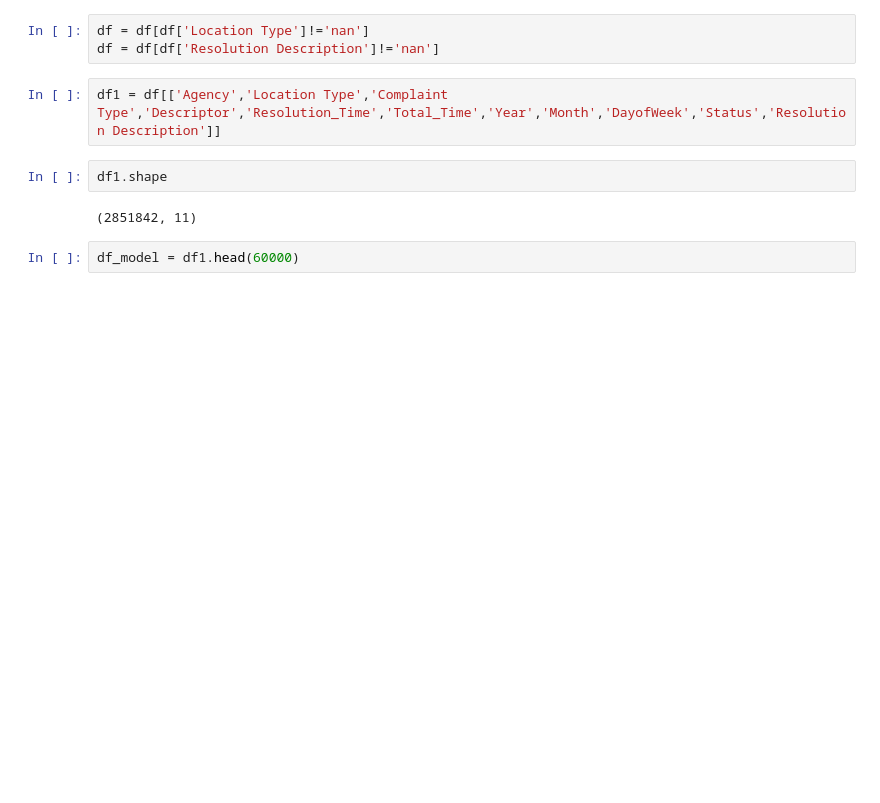
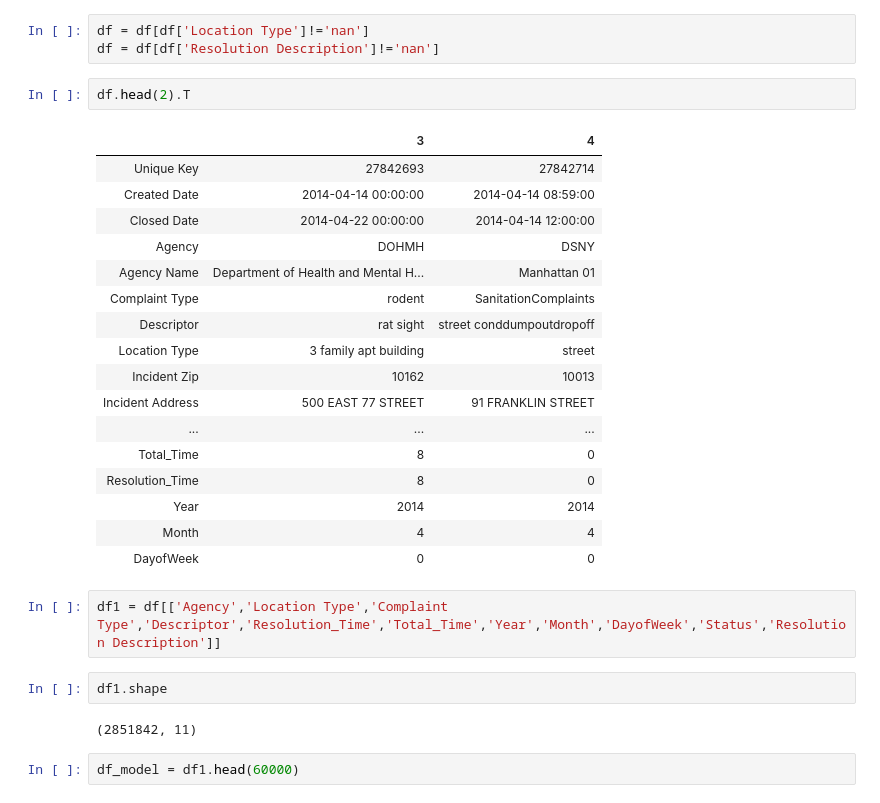
Before and after one commit to venkata-pavani/NYC_311_DataAnalysis, a Jupyter notebook: ManhattanModelling.ipynb, the cells around one changed output. Saved outputs shown, nothing was run; the diff lists cells and outputs as text; blank space fills up the shorter version.

```diff
--- a/ManhattanModelling.ipynb
+++ b/ManhattanModelling.ipynb
@@ -261,6 +278,26 @@ plt.tight_layout()
 # %%
 df = df[df['Location Type']!='nan']
 df = df[df['Resolution Description']!='nan']
+# %%
+df.head(2).T
+# %% [output]
+|  | 3 | 4 |
+| Unique Key | 27842693 | 27842714 |
+| Created Date | 2014-04-14 00:00:00 | 2014-04-14 08:59:00 |
+| Closed Date | 2014-04-22 00:00:00 | 2014-04-14 12:00:00 |
+| Agency | DOHMH | DSNY |
+| Agency Name | Department of Health and Mental H... | Manhattan 01 |
+| Complaint Type | rodent | SanitationComplaints |
+| Descriptor | rat sight | street conddumpoutdropoff |
+| Location Type | 3 family apt building | street |
+| Incident Zip | 10162 | 10013 |
+| Incident Address | 500 EAST 77 STREET | 91 FRANKLIN STREET |
+| ... | ... | ... |
+| Total_Time | 8 | 0 |
+| Resolution_Time | 8 | 0 |
+| Year | 2014 | 2014 |
+| Month | 4 | 4 |
+| DayofWeek | 0 | 0 |
 # %%
 df1 = df[['Agency','Location Type','Complaint Type','Descriptor','Resolution_Time','Total_Time','Year','Month','DayofWeek','Status','Resolution Description']]
 # %%
```
Also changed, not shown: parts of 30 cells of this notebook.
